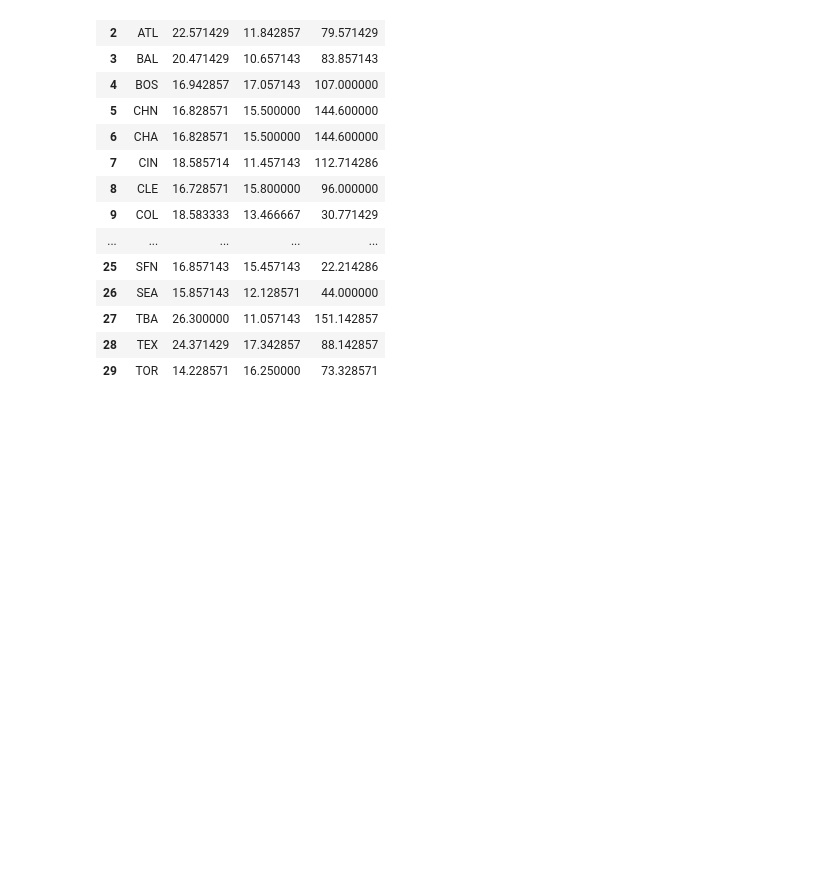
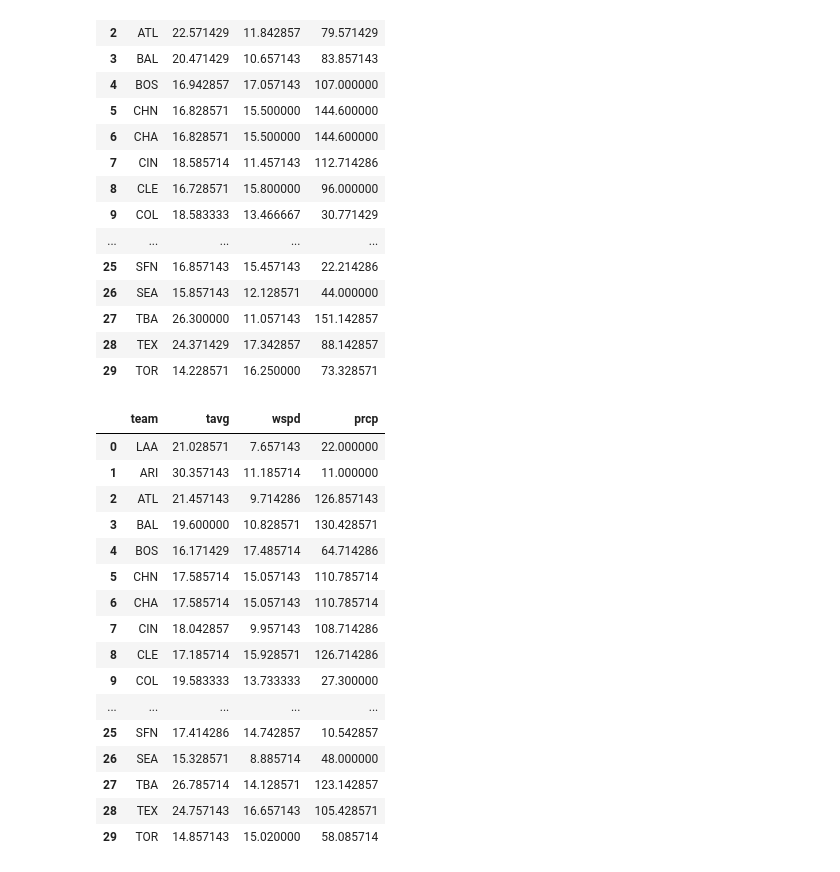
Before and after one commit to michaelgarv/Project_1, a Jupyter notebook: allens_analysis/weather_data.ipynb, the cells around one changed output. Saved outputs shown, nothing was run; the diff lists cells and outputs as text; code cells hidden in the pictures; blank space fills up the shorter version.

Commit message:
all weather data

```diff
--- a/allens_analysis/weather_data.ipynb
+++ b/allens_analysis/weather_data.ipynb
@@ -88,3 +88,38 @@ new_df
 | 29 | TOR | 14.228571 | 16.250000 | 73.328571 |
 # %%
 new_df.to_csv("../data/weather_2019.csv", sep=',')
+# %%
+start = datetime(2020, 3, 31)
+end = datetime(2020, 9, 30)
+
+big_list = []
+for i,row in coords.iterrows():
+    location = Point(row['lat'], row['lng'])
+
+    data = Monthly(location, start, end)
+    big_list.append(data.fetch().mean())
+# %%
+weather_df = pd.DataFrame(big_list, columns = ['tavg','tmin','tmax','prcp','wspd','pre','tsun'])
+weather_df.reset_index()
+weather_df_2 = pd.merge(weather_df,coords,left_index=True, right_index=True)
+weather_df_2
+new_df = weather_df_2[['team','tavg','wspd','prcp']]
+new_df
+# %% [output]
+|  | team | tavg | wspd | prcp |
+| 0 | LAA | 21.028571 | 7.657143 | 22.000000 |
+| 1 | ARI | 30.357143 | 11.185714 | 11.000000 |
+| 2 | ATL | 21.457143 | 9.714286 | 126.857143 |
+| 3 | BAL | 19.600000 | 10.828571 | 130.428571 |
+| 4 | BOS | 16.171429 | 17.485714 | 64.714286 |
+| 5 | CHN | 17.585714 | 15.057143 | 110.785714 |
+| 6 | CHA | 17.585714 | 15.057143 | 110.785714 |
+| 7 | CIN | 18.042857 | 9.957143 | 108.714286 |
+| 8 | CLE | 17.185714 | 15.928571 | 126.714286 |
+| 9 | COL | 19.583333 | 13.733333 | 27.300000 |
+| ... | ... | ... | ... | ... |
+| 25 | SFN | 17.414286 | 14.742857 | 10.542857 |
+| 26 | SEA | 15.328571 | 8.885714 | 48.000000 |
+| 27 | TBA | 26.785714 | 14.128571 | 123.142857 |
+| 28 | TEX | 24.757143 | 16.657143 | 105.428571 |
+| 29 | TOR | 14.857143 | 15.020000 | 58.085714 |
```
Also changed, not shown: parts of 4 cells of this notebook, 3 other files.
